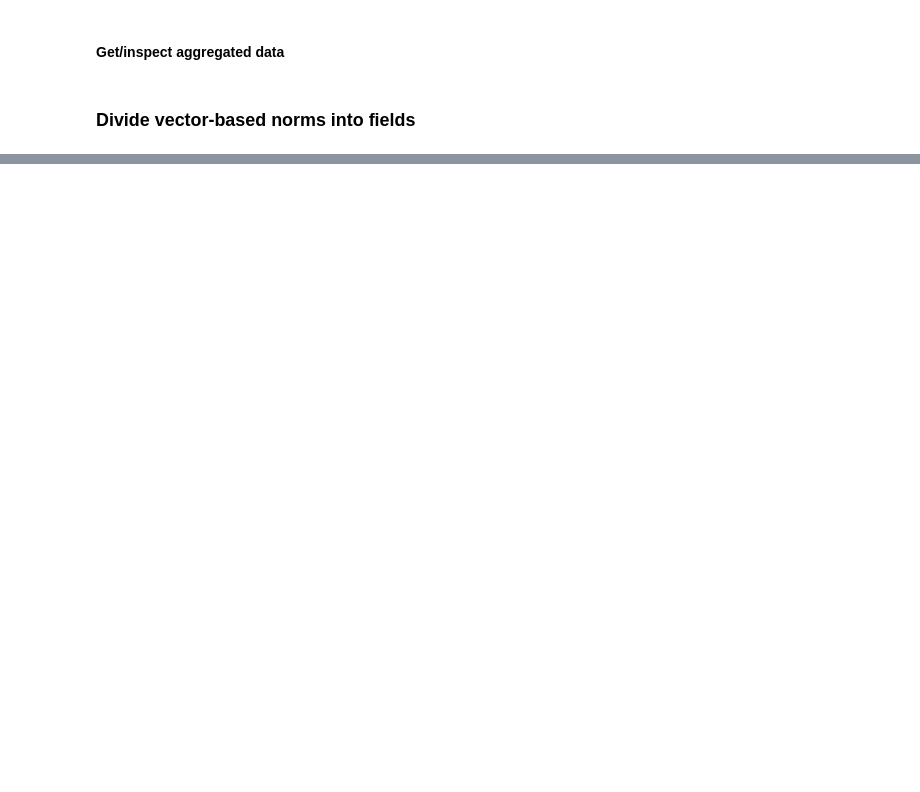
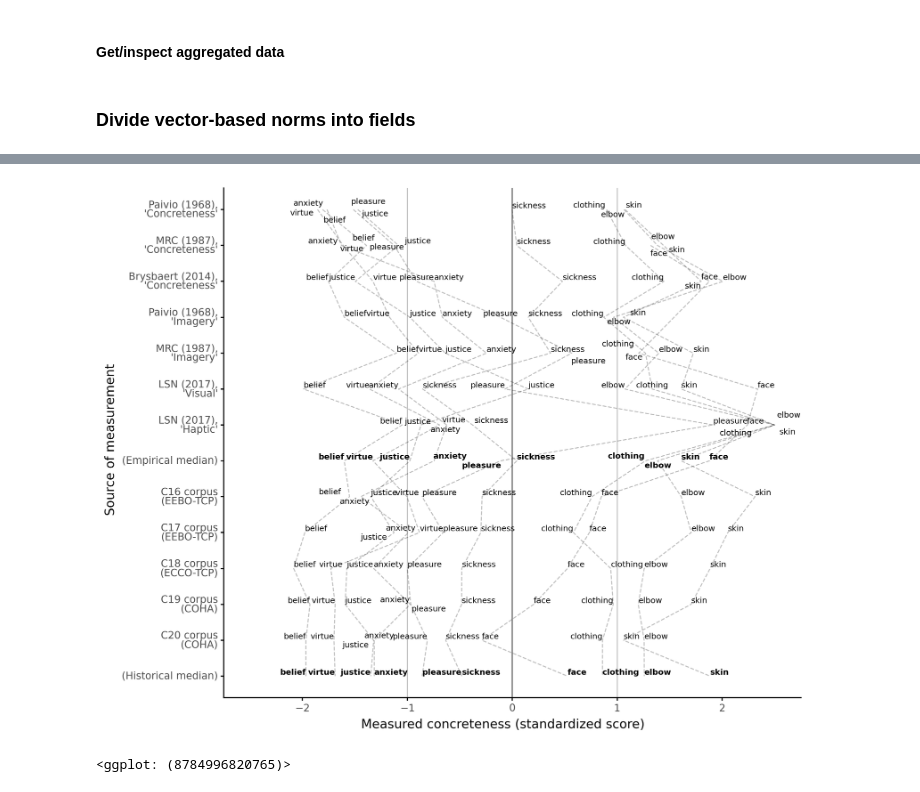
Before and after one commit to quadrismegistus/abslithist, a Jupyter notebook: 1-AbstractWords.ipynb, the cells around one changed output, grey strips where cells are left out. Saved outputs shown, nothing was run; the diff lists cells and outputs as text; code cells hidden in the pictures; blank space fills up the shorter version.

```diff
--- a/1-AbstractWords.ipynb
+++ b/1-AbstractWords.ipynb
@@ -211,0 +451,5 @@ show_contrasts(vec_fields)
+# %%
+plot_allnorms(dfnorms,jitter=True)
+# %% [output]
+[figure, added]
+<ggplot: (8784996820765)>
```
Also changed, not shown: parts of 29 cells of this notebook, 19 other files.
